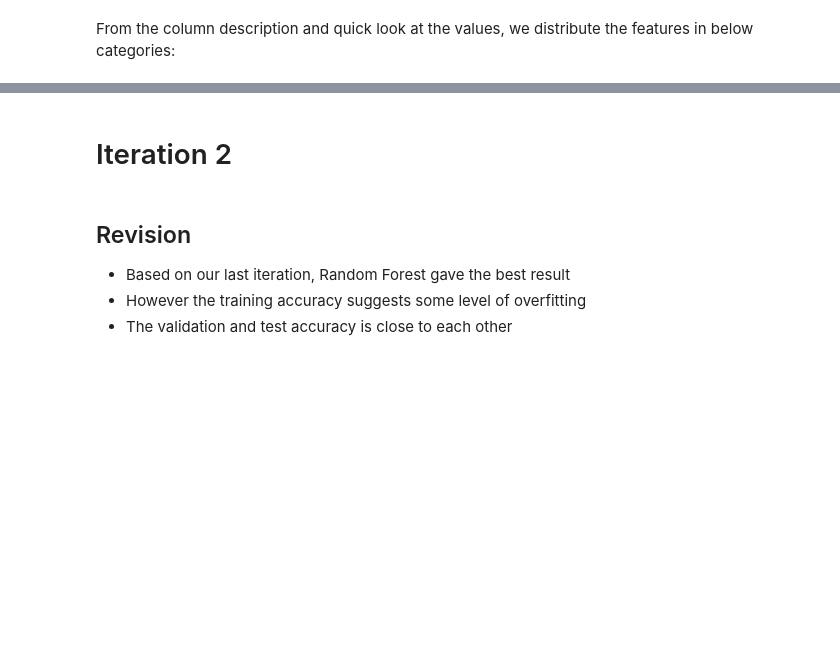
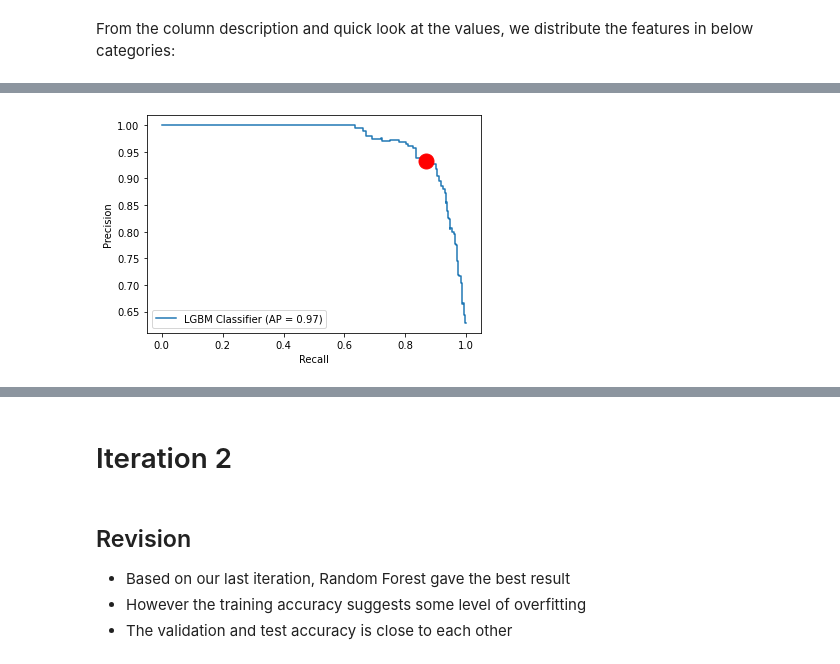
Before and after one commit to debanandasarkar/Kaggle_Titanic, a Jupyter notebook: Titanic_notebook.ipynb, the cells around one changed output, grey strips where cells are left out. Cells and saved outputs as stored; diff of their text form; code cells hidden in the pictures; blank space fills up the shorter version.

```diff
--- a/Titanic_notebook.ipynb
+++ b/Titanic_notebook.ipynb
@@ -643,0 +922,10 @@ final_prediction.to_csv("result/submission.csv")
+# %%
+prc = plot_precision_recall_curve(best_lgbm_estimator, X_train, y_train, name="LGBM Classifier")
+plt.plot(
+    recall_score(y_train, best_lgbm_estimator.predict(X_train)),
+    precision_score(y_train, best_lgbm_estimator.predict(X_train)),
+    "or",
+    markersize=15,
+);
+# %% [output]
+[figure, added]
```
Also changed, not shown: parts of 135 cells of this notebook, 2 other files.
